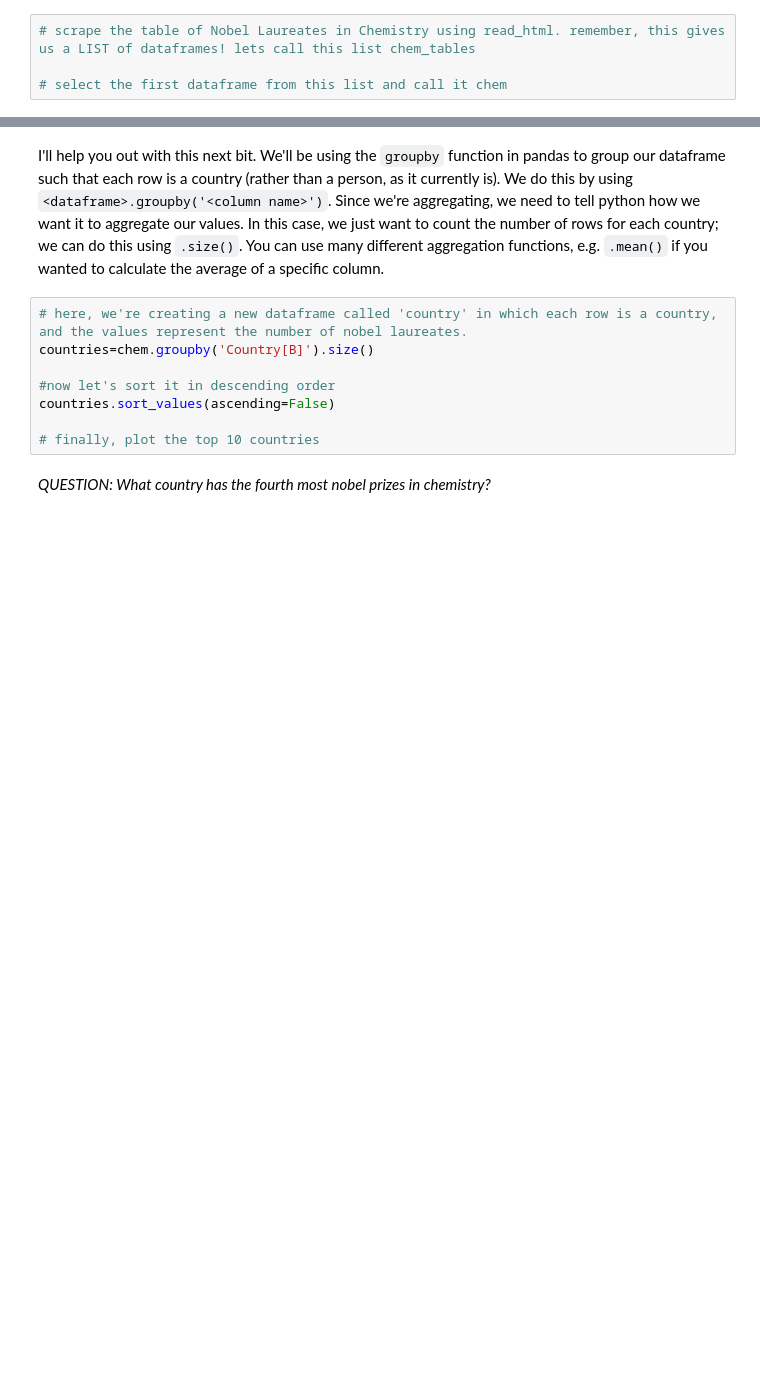
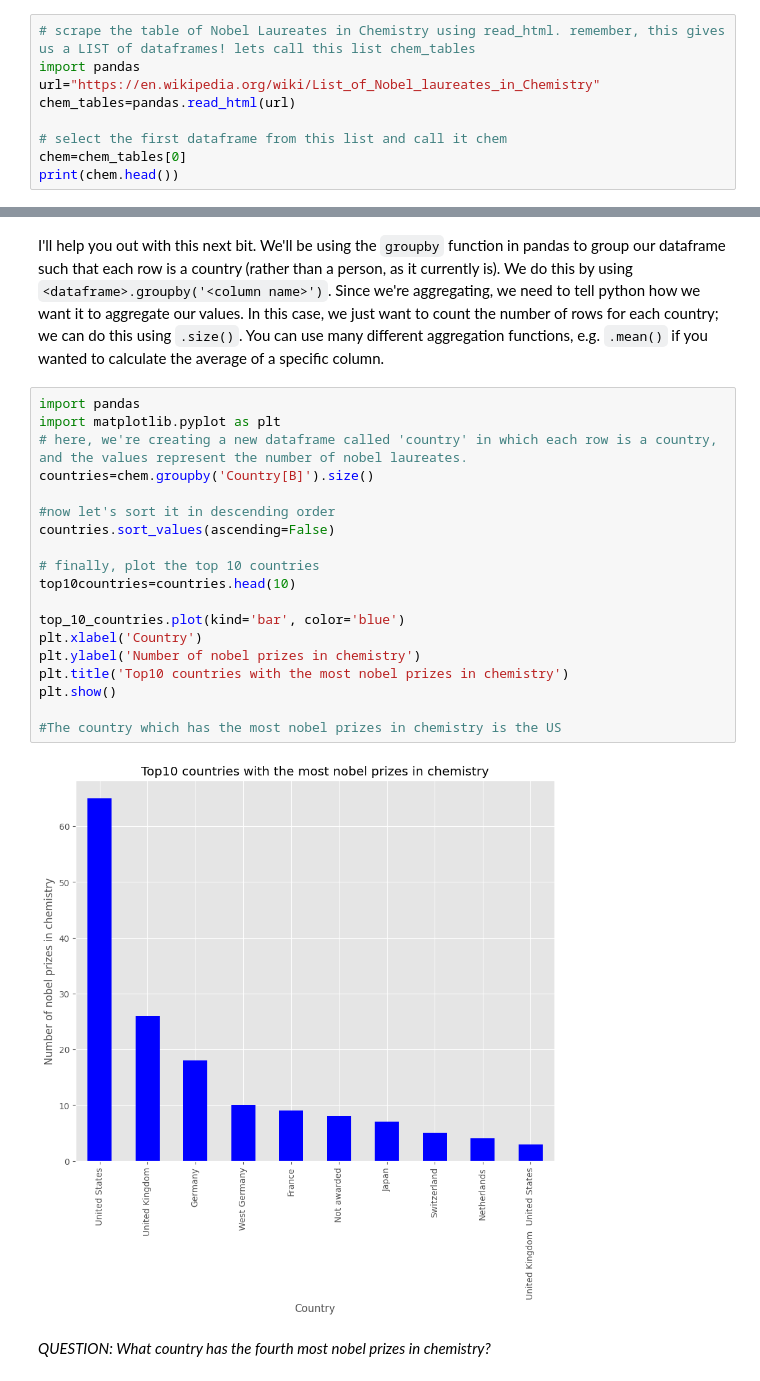
Before and after one commit to salomemrlds/QM2, a Jupyter notebook: notebooks/W02. Pandas.ipynb, the cells around one changed output, grey strips where cells are left out. Saved outputs shown, nothing was run; the diff lists cells and outputs as text; blank space fills up the shorter version.

```diff
--- a/notebooks/W02. Pandas.ipynb
+++ b/notebooks/W02. Pandas.ipynb
@@ -396,5 +424,10 @@ And there we have it; a nicely formatted dataframe ready for analysis, straight
 Using the following URL https://en.wikipedia.org/wiki/List_of_Nobel_laureates_in_Chemistry create a plot of the top 10 countries in terms of nobel laureates. First, follow the steps below:
 # %%
 # scrape the table of Nobel Laureates in Chemistry using read_html. remember, this gives us a LIST of dataframes! lets call this list chem_tables
+import pandas
+url="https://en.wikipedia.org/wiki/List_of_Nobel_laureates_in_Chemistry"
+chem_tables=pandas.read_html(url)
 
 # select the first dataframe from this list and call it chem
+chem=chem_tables[0]
+print(chem.head())
@@ -401,12 +448,25 @@ Using the following URL https://en.wikipedia.org/wiki/List_of_Nobel_laureates_in
 # %% [markdown]
 I'll help you out with this next bit. We'll be using the `groupby` function in pandas to group our dataframe such that each row is a country (rather than a person, as it currently is). We do this by using `<dataframe>.groupby('<column name>')`. Since we're aggregating, we need to tell python how we want it to aggregate our values. In this case, we just want to count the number of rows for each country; we can do this using `.size()`. You can use many different aggregation functions, e.g. `.mean()` if you wanted to calculate the average of a specific column.
 # %%
+import pandas
+import matplotlib.pyplot as plt
 # here, we're creating a new dataframe called 'country' in which each row is a country, and the values represent the number of nobel laureates.
 countries=chem.groupby('Country[B]').size()
 
 #now let's sort it in descending order
 countries.sort_values(ascending=False)
 
 # finally, plot the top 10 countries
+top10countries=countries.head(10)
+
+top_10_countries.plot(kind='bar', color='blue')
+plt.xlabel('Country')
+plt.ylabel('Number of nobel prizes in chemistry')
+plt.title('Top10 countries with the most nobel prizes in chemistry')
+plt.show()
+
+#The country which has the most nobel prizes in chemistry is the US
+# %% [output]
+[figure, added]
 # %% [markdown]
 *QUESTION: What country has the fourth most nobel prizes in chemistry?*
```
Also changed, not shown: parts of 6 cells of this notebook.
